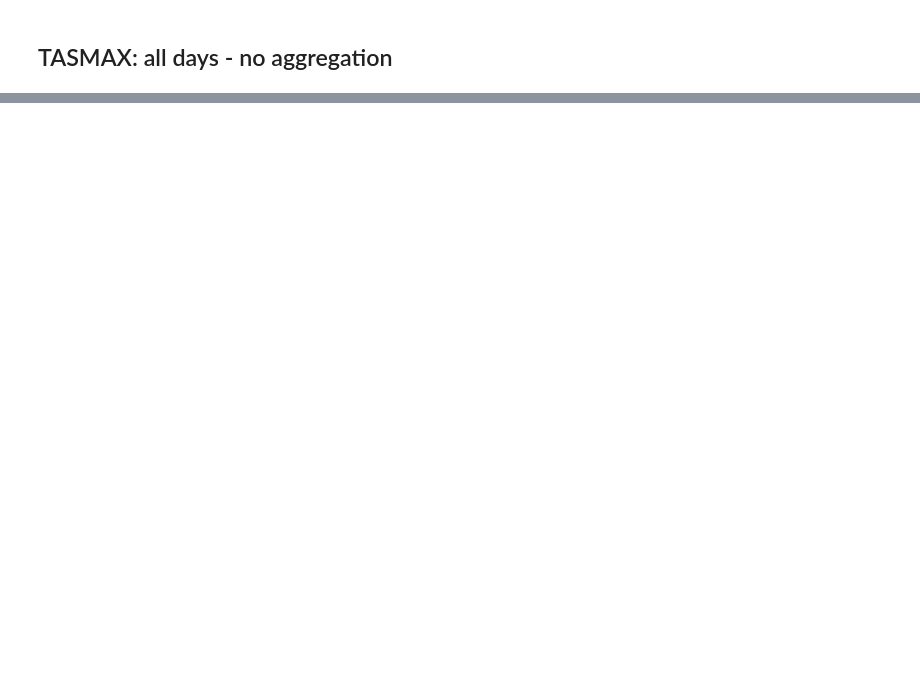
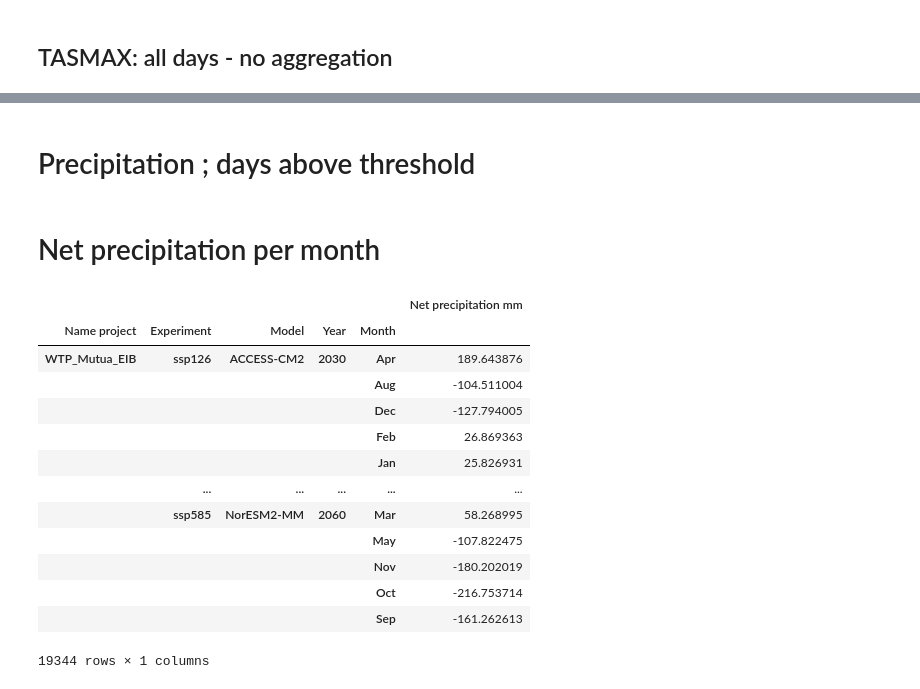
Before and after one commit to RaphaelPB/CRVA_tool, a Jupyter notebook: 3-CRVA_Tool/moz_simple.ipynb, the cells around one changed output, grey strips where cells are left out. Saved outputs shown, nothing was run; the diff lists cells and outputs as text; code cells hidden in the pictures; blank space fills up the shorter version.

```diff
--- a/3-CRVA_Tool/moz_simple.ipynb
+++ b/3-CRVA_Tool/moz_simple.ipynb
@@ -761,0 +487,2 @@ f.savefig(loc+'_precAbove'+var+scenario+ '.svg', bbox_inches='tight')
+# %% [markdown]
+# Precipitation ; days above threshold
@@ -761,0 +586,55 @@ f.savefig(loc+'_precAbove'+var+scenario+ '.svg', bbox_inches='tight')
+# %% [markdown]
+# Net precipitation per month
+# %%
+#path_PET=r'\\COWI.net\projects\A245000\A248363\CRVA\Datasets\calculate_PET\netPrec_future\df_ET0_FAOequation_Mutua_albedo.csv'
+path_ET0=r'C:\Users\nadb\OneDrive - COWI\Documents\GitHub\CRVA_tool\df_ET0_FAOequation_Mutua_albedo.csv'
+# path_pr=r'\\cowi.net\projects\A245000\A248363\CRVA\Datasets\NEX-GDDP-CMIP6-AllMoz\csv_file\pr\pr_mm_per_day_day_1950-2100\pr_1950-2100_projectsMoz.csv'
+#tas: daily mean temperature
+loc='WTP_Mutua_EIB'
+yr_past=np.array([1984, 2014]) # set periods
+yr_future=np.array([2030,2060])
+mod_excl=['CMCC-CM2-SR5','TaiESM1']
+
+
+
+#READ ET0
+df_ET0=pd.read_csv(path_ET0)
+df_ET0=filter_data(df_ET0,loc,mod_excl)
+df_ET0_past=df_ET0[df_ET0['Year'].between(yr_past[0],yr_past[1])]
+df_ET0_future=df_ET0[df_ET0['Year'].between(yr_future[0],yr_future[1])]
+
+#READ PRECIPITATION
+#df_pr=pd.read_csv(path_pr)
+df_pr_filt=filter_data(df_pr,loc,mod_excl)
+df_pr_past=df_pr_filt[df_pr_filt['Year'].between(yr_past[0],yr_past[1])]
+df_pr_future=df_pr_filt[df_pr_filt['Year'].between(yr_future[0],yr_future[1])]
+
+df_netPr = df_ET0.copy(deep=True)
+df_netPr.rename(columns={'ET0 mm':'Net precipitation mm'},inplace=True)
+df_netPr=df_netPr.set_index(['Experiment','Model','Date'])
+ET0=df_ET0.reset_index().set_index(['Experiment','Model','Date'])
+pr=df_pr_filt.reset_index().set_index(['Experiment','Model','Date'])
+pr['Mean of the daily precipitation rate mm_per_day']-ET0['ET0 mm']
+df_netPr['Net precipitation mm']=pr['Mean of the daily precipitation rate mm_per_day']-ET0['ET0 mm']
+df_netPr=df_netPr.reset_index()
+df_netPr
+
+df_netPr_future=df_netPr.reset_index()[df_netPr.reset_index()['Year'].between(yr_future[0],yr_future[1])][['Name project','Net precipitation mm','Model','Experiment','Year','Month']]
+df_netPr_past=df_netPr.reset_index()[df_netPr.reset_index()['Year'].between(yr_past[0],yr_past[1])][['Name project','Net precipitation mm','Model','Experiment','Year','Month']]
+
+#here something happens with the zeros.
+# %% [output]
+|  |  |  |  |  | Net precipitation mm |
+| Name project | Experiment | Model | Year | Month |  |
+| WTP_Mutua_EIB | ssp126 | ACCESS-CM2 | 2030 | Apr | 189.643876 |
+|  |  |  |  | Aug | -104.511004 |
+|  |  |  |  | Dec | -127.794005 |
+|  |  |  |  | Feb | 26.869363 |
+|  |  |  |  | Jan | 25.826931 |
+|  | ... | ... | ... | ... | ... |
+|  | ssp585 | NorESM2-MM | 2060 | Mar | 58.268995 |
+|  |  |  |  | May | -107.822475 |
+|  |  |  |  | Nov | -180.202019 |
+|  |  |  |  | Oct | -216.753714 |
+|  |  |  |  | Sep | -161.262613 |
+19344 rows × 1 columns
```
Also changed, not shown: parts of 57 cells of this notebook, 11 other files.
